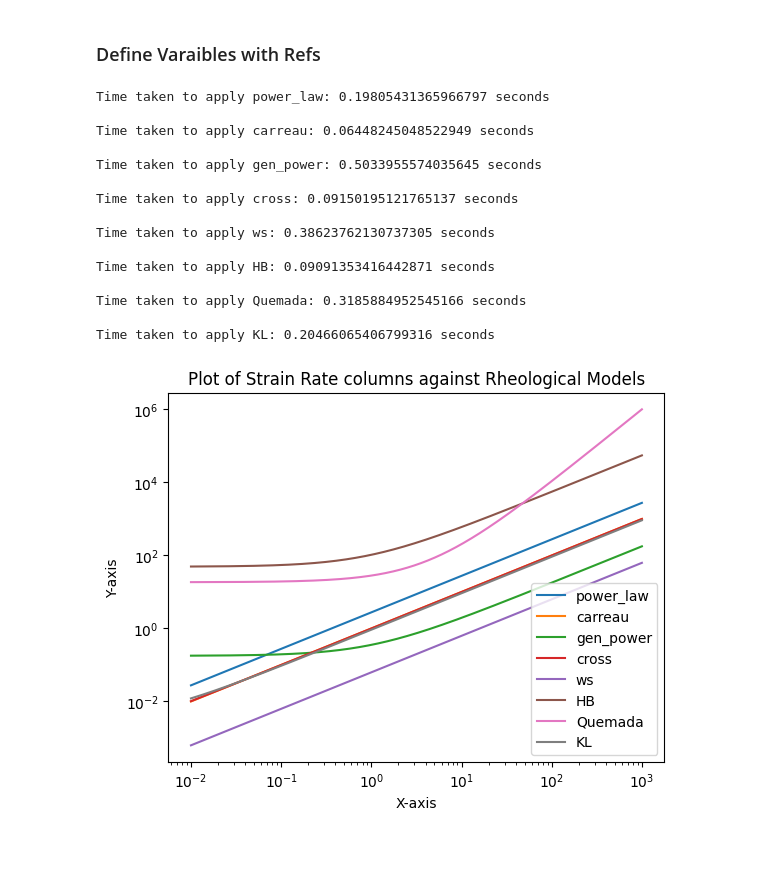
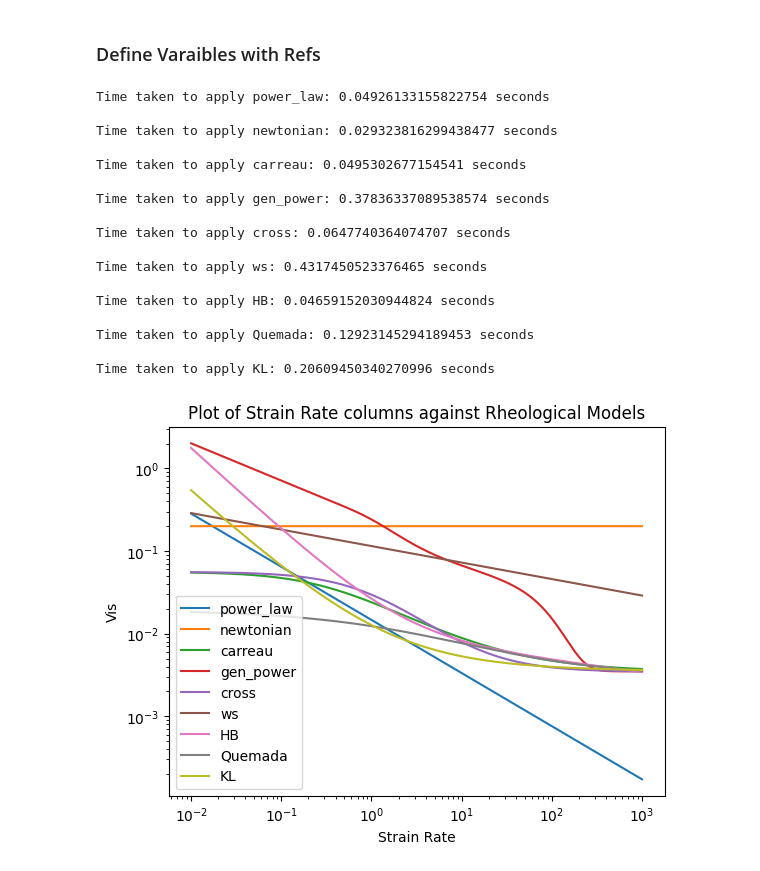
Before and after one commit to lawjones/Rheology-Modeling, a Jupyter notebook: Rheology Model.ipynb, the cells around one changed output. Saved outputs shown, nothing was run; the diff lists cells and outputs as text; code cells hidden in the pictures.

Commit message:
Modeling Plotting and timing

```diff
--- a/Rheology Model.ipynb
+++ b/Rheology Model.ipynb
@@ -28,15 +6,15 @@ import numpy as np
 import pandas as pd
 import time
 # %%
-mu = float
-sr = float
+# mu = float
+# sr = float
 # %% [markdown]
 mu = vicosty , sr = shear rate
 # %% [markdown]
 ### Newtonian
 # %%
-c = float(0.2)
-def newtonian (sr,c):
+# c = float(0.2)
+def newtonian (c,sr):
     mu = c
     return mu
 # %% [markdown]
@@ -121,6 +99,8 @@ rheo_models = pd.DataFrame
 # %% [markdown]
 ### Define Varaibles with Refs
 # %%
+# Newton
+cnewt = 0.2
 # Power Law [71]
 n, k = 0.7755, 0.01467
 # Carreau [49]
@@ -156,7 +136,8 @@ def timer(functions_with_args, run_name):
 
         # Timing the process for each function
         start_time = time.time()
-        mu = sr.apply(func, args=args, **kwargs)
+        # mu = sr.apply(lambda x: func(x, *args, **kwargs))
+        mu = sr.apply(lambda s: func(*args, s, **kwargs))
         end_time = time.time()
 
         # Time taken for the function
@@ -178,7 +159,7 @@ def timer(functions_with_args, run_name):
 # Different arguments for each model
 functions_with_args = {
     power_law: {'args': [k, n]},
-    # newtonian: {'args': [cnewt]},
+    newtonian: {'args': [cnewt]},
     carreau: {'args': [mu0, mu_inf, time_const, P, n]},
     # casson: {'args': [sqrt_muC, sqrt_tau_y]},
     gen_power: {'args': [gen_mu_inf, n_inf, delta_mu, delta_n, a, b, c, d]},
@@ -192,28 +173,30 @@ functions_with_args = {
 # Apply the timer to all functions
 rheo_models, timings = timer(functions_with_args, 'run1')
 # %% [output]
-Time taken to apply power_law: 0.19805431365966797 seconds
+Time taken to apply power_law: 0.04926133155822754 seconds
 
-Time taken to apply carreau: 0.06448245048522949 seconds
+Time taken to apply newtonian: 0.029323816299438477 seconds
 
-Time taken to apply gen_power: 0.5033955574035645 seconds
+Time taken to apply carreau: 0.0495302677154541 seconds
 
-Time taken to apply cross: 0.09150195121765137 seconds
+Time taken to apply gen_power: 0.37836337089538574 seconds
 
-Time taken to apply ws: 0.38623762130737305 seconds
+Time taken to apply cross: 0.0647740364074707 seconds
 
-Time taken to apply HB: 0.09091353416442871 seconds
+Time taken to apply ws: 0.4317450523376465 seconds
 
-Time taken to apply Quemada: 0.3185884952545166 seconds
+Time taken to apply HB: 0.04659152030944824 seconds
 
-Time taken to apply KL: 0.20466065406799316 seconds
+Time taken to apply Quemada: 0.12923145294189453 seconds
+
+Time taken to apply KL: 0.20609450340270996 seconds
 # %%
 import matplotlib.pyplot as plt
 
-ax = rheo_models.plot(x='sr', y=rheo_models.columns[1:], kind='line', loglog=True)
-ax.set_xlabel("X-axis")
-ax.set_ylabel("Y-axis")
+rheo_models.plot(x = 'sr', kind='line', loglog=True)
+plt.xlabel("Strain Rate")
+plt.ylabel("Vis")
 plt.title("Plot of Strain Rate columns against Rheological Models")
 plt.show()
 # %% [output]
-[figure, old version]
+[figure, new version]
```
Also changed, not shown: parts of 3 cells of this notebook, 1 other file.
